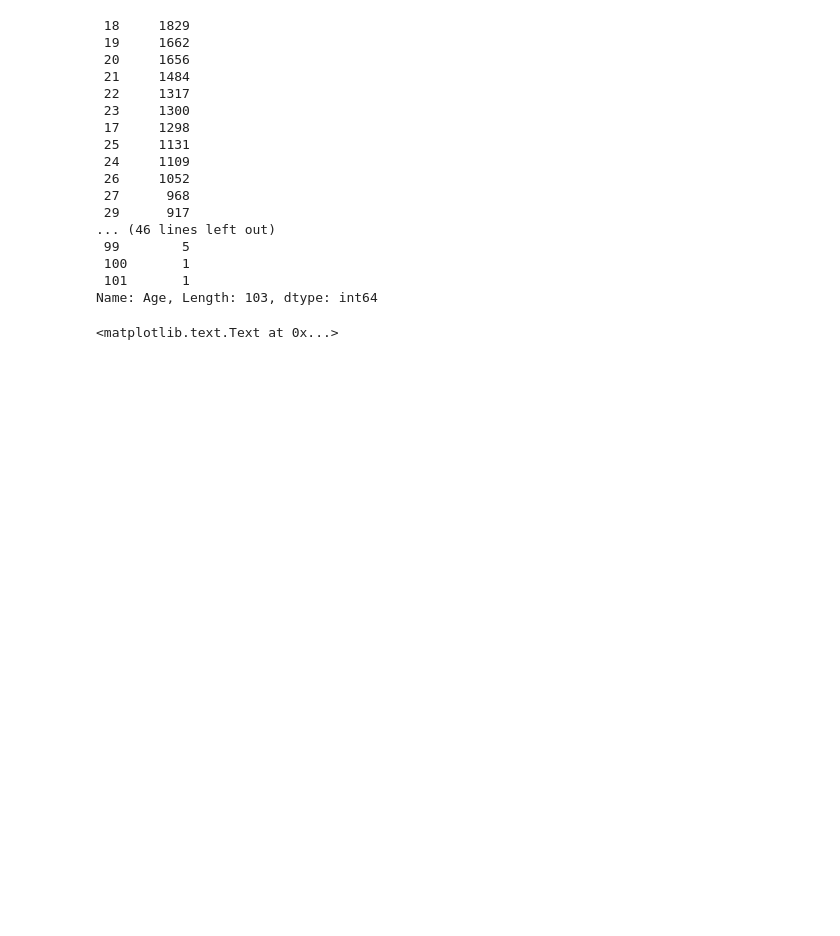
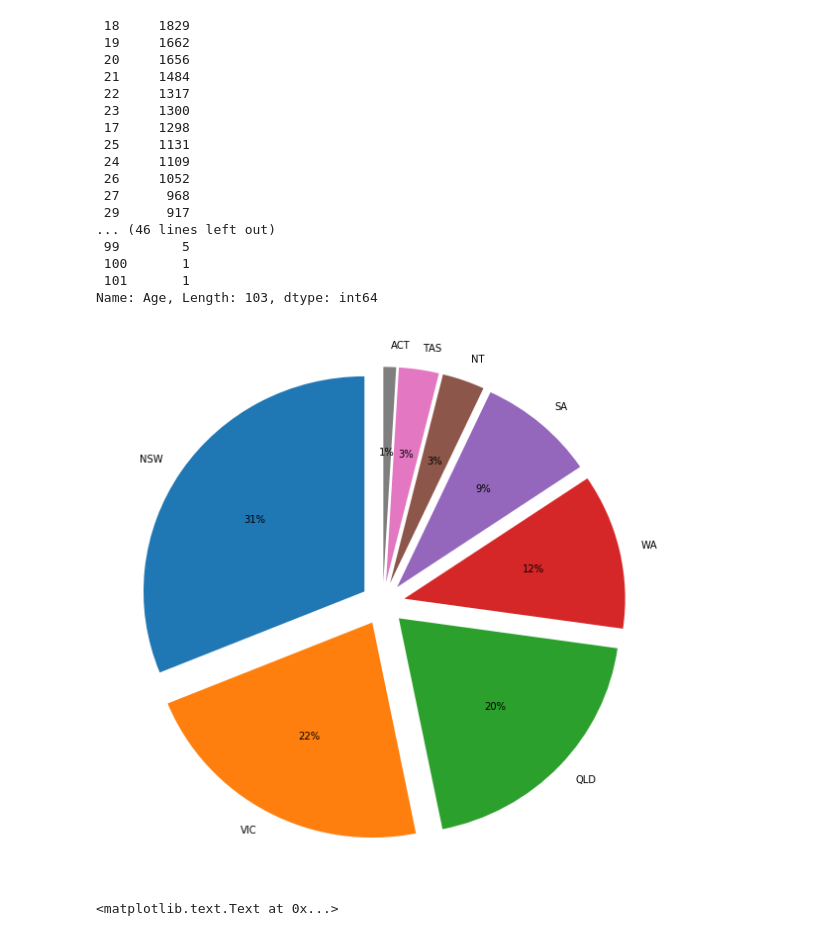
Before and after one commit to Jeyreymey/My-first-website, a Jupyter notebook: Road Crashes in Australia.ipynb, the cells around one changed output. Saved outputs shown, nothing was run; the diff lists cells and outputs as text; code cells hidden in the pictures; blank space fills up the shorter version.

```diff
--- a/Road Crashes in Australia.ipynb
+++ b/Road Crashes in Australia.ipynb
@@ -180,6 +167,19 @@ fatal_data["Age"].value_counts()
  100       1
  101       1
 Name: Age, Length: 103, dtype: int64
+# %%
+labels = 'NSW', 'VIC', 'QLD', 'WA', 'SA', 'NT', 'TAS', 'ACT'
+sizes = [(14883/47740), (10527/47740), (9368/47740), (5578/47740), (4114/47740), (1479/47740), (1398/47740), (443/47740)]
+explode = (0.1, 0.1, 0.1, 0.1, 0.1, 0.1, 0.1, 0.1)
+
+fig1, ax1 = plt.subplots()
+ax1.pie(sizes, explode=explode, labels=labels, autopct='%1.0f%%',
+        shadow=False, startangle=90)
+ax1.axis()
+
+plt.show()
+# %% [output]
+[figure, added]
 # %%
 fatal_data["Age"].value_counts().plot(kind="bar")
 plt.title("Age of Victims-Descending", fontsize=20)
```
Also changed, not shown: parts of 4 cells of this notebook.
